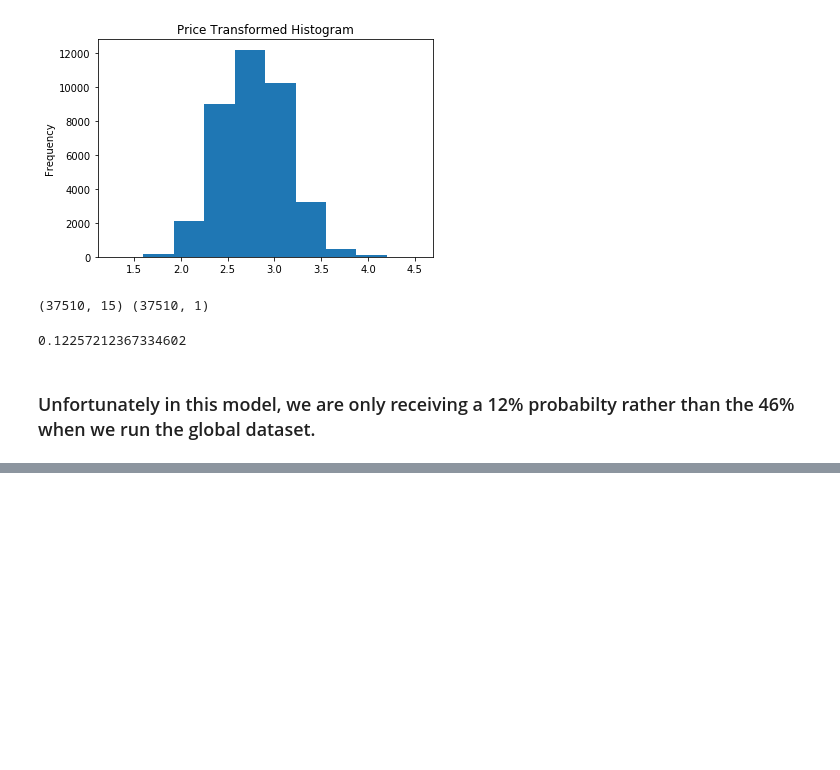
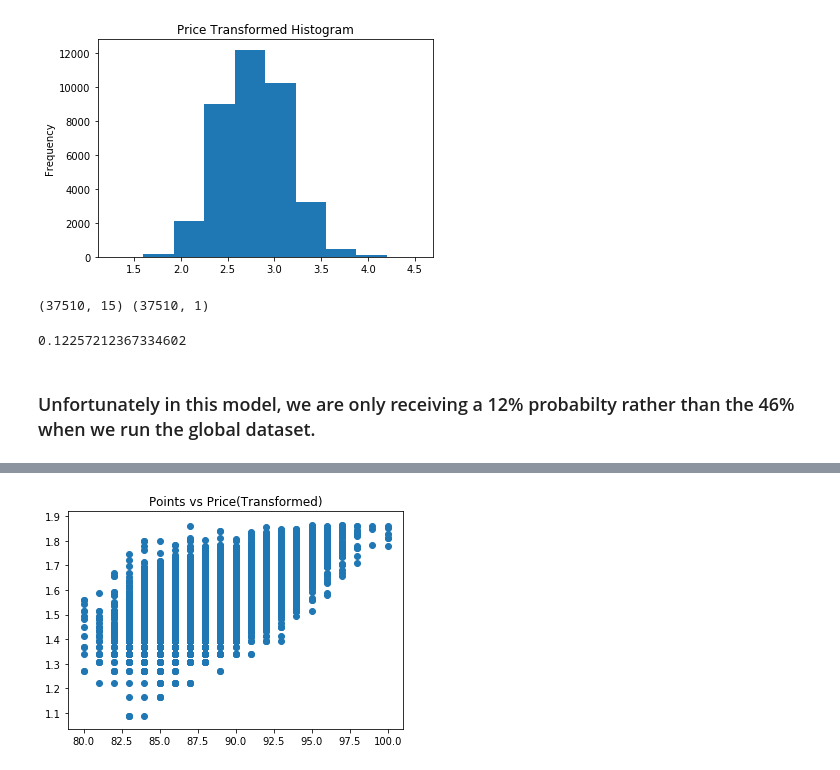
Before and after one commit to miladdavoodi9/Wine_Pricing_Model, a Jupyter notebook: ML.ipynb, the cells around one changed output, grey strips where cells are left out. Drawn from its saved outputs; the diff is of its cells as text; code cells hidden in the pictures; blank space fills up the shorter version.

```diff
--- a/ML.ipynb
+++ b/ML.ipynb
@@ -353,0 +378,12 @@ strong multicollinearity problems or that the design matrix is singular.
+# %%
+#Run Box-Cox transformation with PowerTransformer
+from sklearn import preprocessing
+pt = preprocessing.PowerTransformer(method='box-cox', standardize=False)
+y_lognormal = france.price.values.reshape(-1,1)
+france_price_transformed = pt.fit_transform(y_lognormal)
+france_price_transformed = pd.DataFrame(france_price_transformed)
+# %%
+france_enc = france.drop(['price', 'top_wine_regions'], axis='columns').reset_index(drop=True)
+france_enc = pd.concat([france_enc, france_price_transformed], axis=1)
+france_enc = france_enc.rename(columns={0: 'price_transformed'})
+france_enc
@@ -353,0 +404,6 @@ strong multicollinearity problems or that the design matrix is singular.
+# %%
+plt.scatter(france_enc.points, france_enc.price_transformed)
+plt.title('Points vs Price(Transformed)')
+plt.show()
+# %% [output]
+[figure, added]
```
Also changed, not shown: parts of 16 cells of this notebook.
